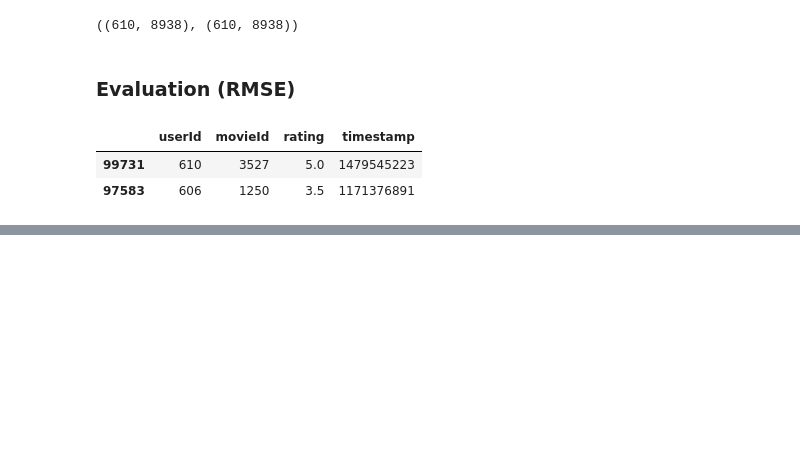
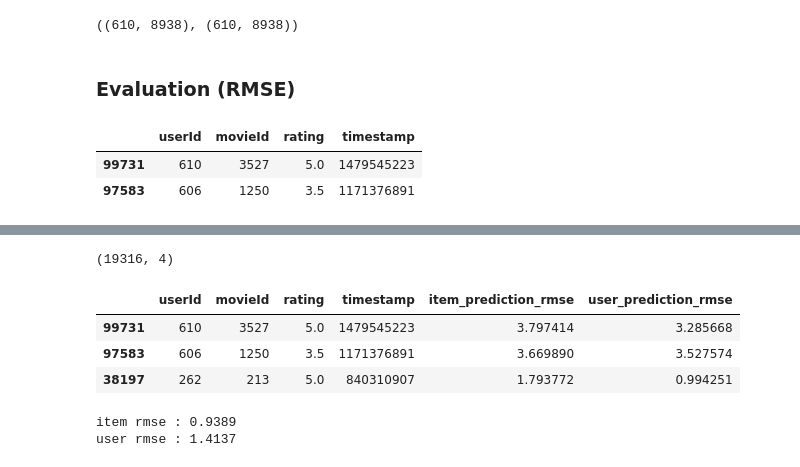
Before and after one commit to sunnight9507/STUDY, a Jupyter notebook: fastcampus/RecSys/Part2/2.11.ipynb, the cells around one changed output, grey strips where cells are left out. Cells and saved outputs as stored; diff of their text form; code cells hidden in the pictures; blank space fills up the shorter version.

```diff
--- a/fastcampus/RecSys/Part2/2.11.ipynb
+++ b/fastcampus/RecSys/Part2/2.11.ipynb
@@ -239,0 +201,30 @@ item_prediction_result_df#.loc[1]
+# %%
+# 학습에 사용된 movieId에 한해서만 평가 진행
+check_lst = set(test_df.movieId.unique()) & set(train_df.movieId.unique())
+test_df = test_df[test_df.apply(lambda x : x.movieId in check_lst, axis=1)]
+
+test_df.shape
+# %% [output]
+(19316, 4)
+# %%
+test_df['item_prediction_rmse'] = test_df.apply(lambda x: item_prediction_result_df[x.movieId][x.userId], axis=1)
+test_df['user_prediction_rmse'] = test_df.apply(lambda x: user_prediction_result_df[x.movieId][x.userId], axis=1)
+
+test_df.head(3)
+# %% [output]
+|  | userId | movieId | rating | timestamp | item_prediction_rmse | user_prediction_rmse |
+| 99731 | 610 | 3527 | 5.0 | 1479545223 | 3.797414 | 3.285668 |
+| 97583 | 606 | 1250 | 3.5 | 1171376891 | 3.669890 | 3.527574 |
+| 38197 | 262 | 213 | 5.0 | 840310907 | 1.793772 | 0.994251 |
+# %%
+# RMSE 계산
+N = test_df.shape[0]
+
+item_prediction_rmse = (test_df.apply(lambda x : (x.rating-x.item_prediction_rmse)**2, axis=1).sum() / N) ** 0.5
+user_prediction_rmse = (test_df.apply(lambda x : (x.rating-x.user_prediction_rmse)**2, axis=1).sum() / N) ** 0.5
+
+print('item rmse : {:.4f}'.format(item_prediction_rmse))
+print('user rmse : {:.4f}'.format(user_prediction_rmse))
+# %% [output]
+item rmse : 0.9389
+user rmse : 1.4137
```
Also changed, not shown: parts of 6 cells of this notebook.
